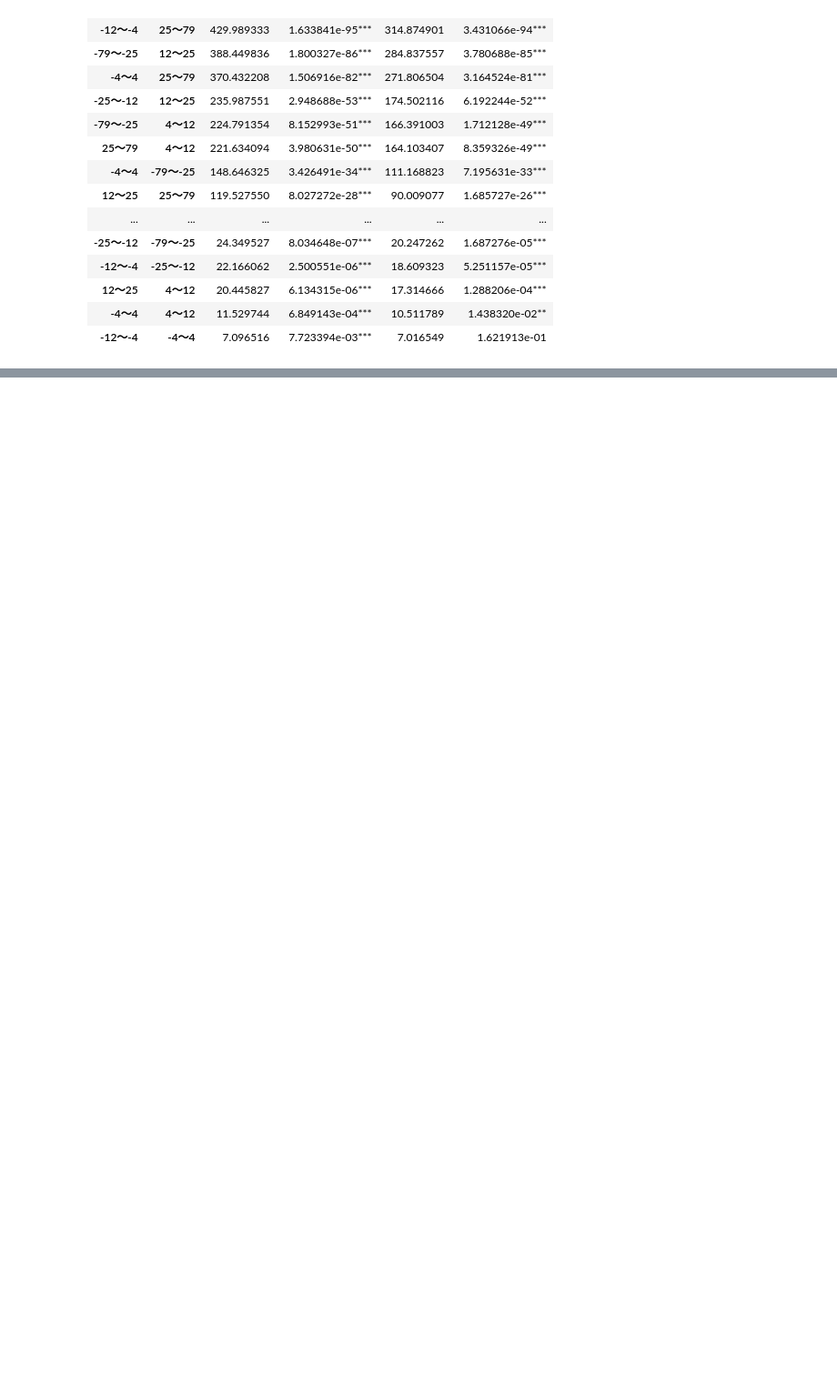
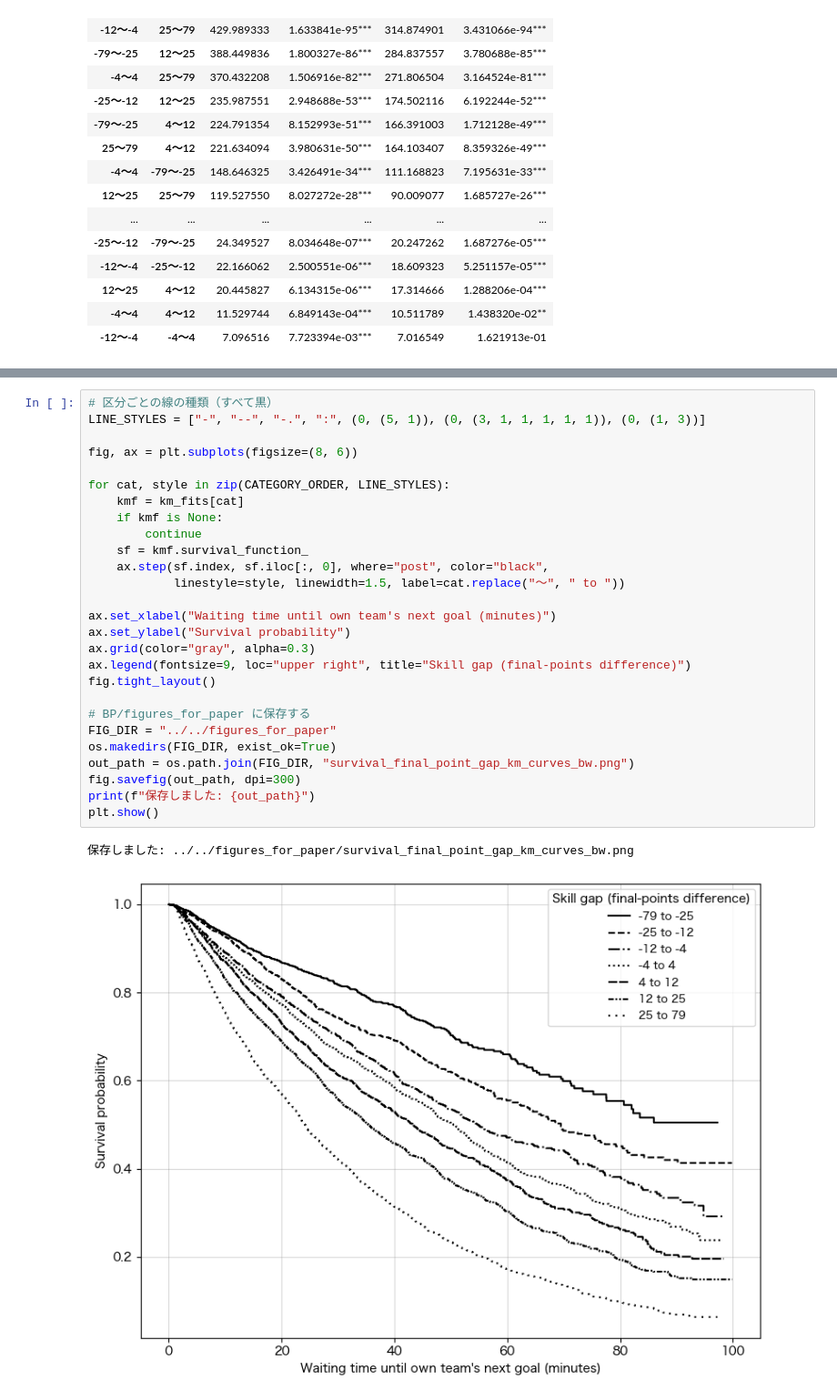
Before and after one commit to hf05123827/Soccer_Score_Progression_Analysis, a Jupyter notebook: Empirical_Analysis/Skill_Gap/survival_final_point_gap_backup_before_ppm.ipynb, the cells around one changed output, grey strips where cells are left out. Shown at 91% size. Saved outputs shown, nothing was run; the diff lists cells and outputs as text; blank space fills up the shorter version.

```diff
--- a/Empirical_Analysis/Skill_Gap/survival_final_point_gap.ipynb
+++ b/Empirical_Analysis/Skill_Gap/survival_final_point_gap_backup_before_ppm.ipynb
@@ -486,0 +521,30 @@ pairwise_summary
+# %%
+# 区分ごとの線の種類（すべて黒）
+LINE_STYLES = ["-", "--", "-.", ":", (0, (5, 1)), (0, (3, 1, 1, 1, 1, 1)), (0, (1, 3))]
+
+fig, ax = plt.subplots(figsize=(8, 6))
+
+for cat, style in zip(CATEGORY_ORDER, LINE_STYLES):
+    kmf = km_fits[cat]
+    if kmf is None:
+        continue
+    sf = kmf.survival_function_
+    ax.step(sf.index, sf.iloc[:, 0], where="post", color="black",
+            linestyle=style, linewidth=1.5, label=cat.replace("〜", " to "))
+
+ax.set_xlabel("Waiting time until own team's next goal (minutes)")
+ax.set_ylabel("Survival probability")
+ax.grid(color="gray", alpha=0.3)
+ax.legend(fontsize=9, loc="upper right", title="Skill gap (final-points difference)")
+fig.tight_layout()
+
+# BP/figures_for_paper に保存する
+FIG_DIR = "../../figures_for_paper"
+os.makedirs(FIG_DIR, exist_ok=True)
+out_path = os.path.join(FIG_DIR, "survival_final_point_gap_km_curves_bw.png")
+fig.savefig(out_path, dpi=300)
+print(f"保存しました: {out_path}")
+plt.show()
+# %% [output]
+保存しました: ../../figures_for_paper/survival_final_point_gap_km_curves_bw.png
+[figure, added]
```
Also changed, not shown: parts of 4 cells of this notebook, 1 other file.
